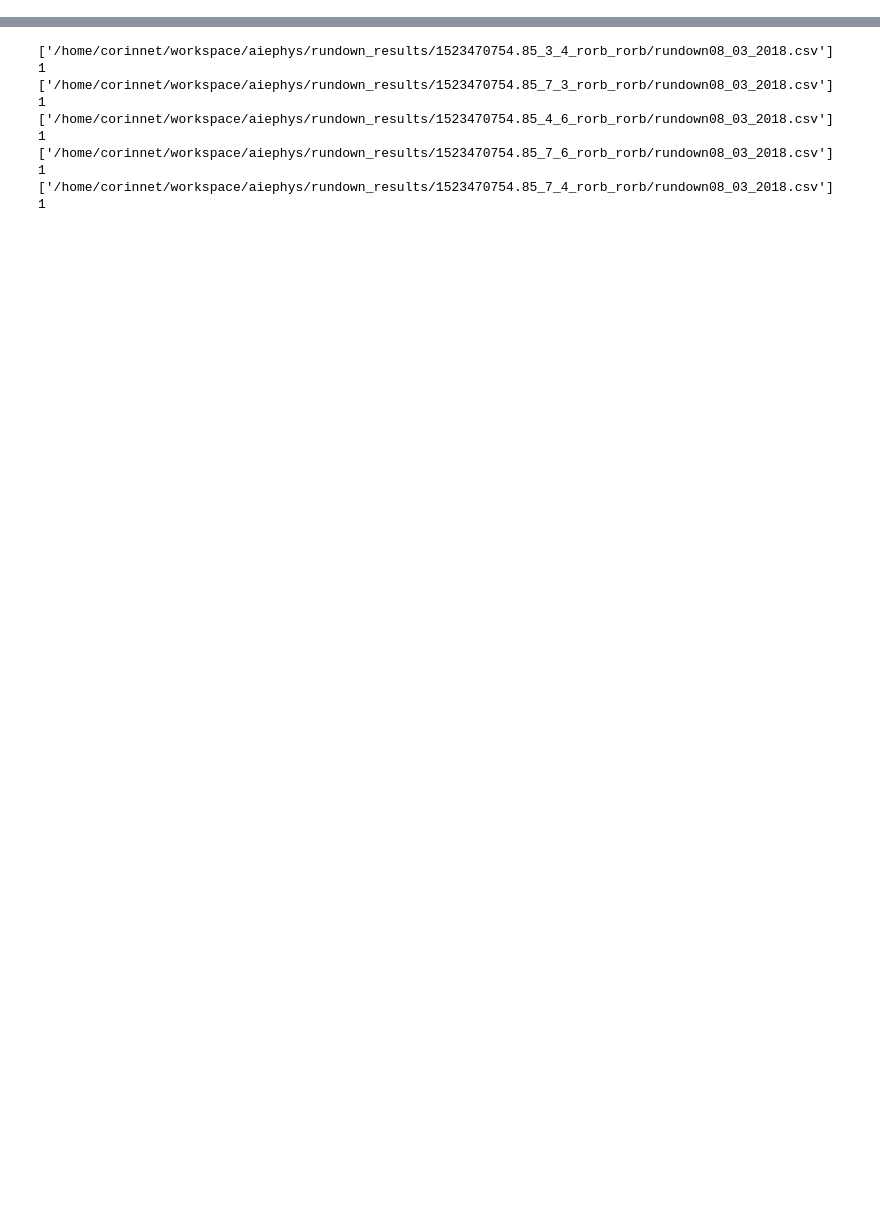
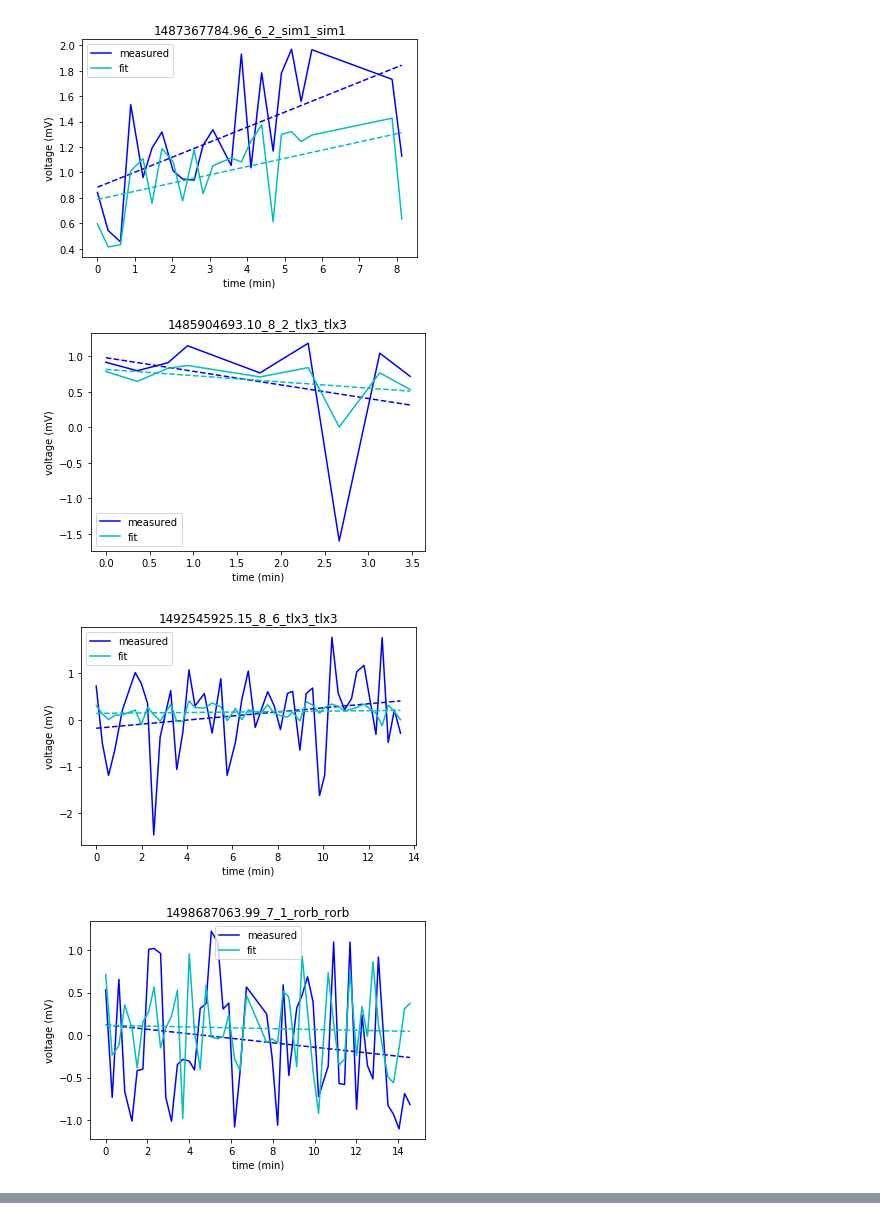
Before and after one commit to corinneteeter/multipatch_analysis, a Jupyter notebook: analyses/analyze_rundown.ipynb, the cells around one changed output, grey strips where cells are left out. Cells and saved outputs as stored; diff of their text form; code cells hidden in the pictures; blank space fills up the shorter version.

```diff
--- a/analyses/analyze_rundown.ipynb
+++ b/analyses/analyze_rundown.ipynb
@@ -19,24 +19,29 @@ for folder in connection_folders:
         pass
 #print csvs
 # %%
-# #Plot time versus amplitude
-# for file in csvs:
-#     df = pd.read_csv(file)
-# #    df=df.sort_values(by=['command_t0'])
-#     measured_amp=df['measured_amp'].values
-#     fit_amp=df['fit_amp'].values
-#     time=df['time'].values/60.
-# #    sweep=df['sweep_id']
-#     slope_measured, intercept_measured, _, _, _=stats.linregress(time, measured_amp)
-#     slope_fit, intercept_fit, _, _, _=stats.linregress(time, fit_amp)
-#     plt.figure()
-#     plt.plot(time, measured_amp*1e3, 'b', label='measured')
-#     plt.plot(time, (slope_measured*time+intercept_measured)*1e3, 'b--')
+#Plot time versus amplitude
+for file in csvs:
+    df = pd.read_csv(file)
+#    df=df.sort_values(by=['command_t0'])
+    measured_amp=df['measured_amp'].values
+    fit_amp=df['fit_amp'].values
+    time=df['time'].values/60.
+#    sweep=df['sweep_id']
+    slope_measured, intercept_measured, _, _, _=stats.linregress(time, measured_amp)
+    slope_fit, intercept_fit, _, _, _=stats.linregress(time, fit_amp)
+    plt.figure()
+    plt.plot(time, measured_amp*1e3, 'b', label='measured')
+    plt.plot(time, (slope_measured*time+intercept_measured)*1e3, 'b--')
 
-#     plt.plot(time, fit_amp*1e3, 'c', label='fit')
-#     plt.plot(time, (slope_fit*time+intercept_fit)*1e3, 'c--')
+    plt.plot(time, fit_amp*1e3, 'c', label='fit')
+    plt.plot(time, (slope_fit*time+intercept_fit)*1e3, 'c--')
 
-#     plt.title(os.path.dirname(file).split('/')[-1])
-#     plt.ylabel('voltage (mV)')
-#     plt.xlabel('time (min)')
-#     plt.legend()
+    plt.title(os.path.dirname(file).split('/')[-1])
+    plt.ylabel('voltage (mV)')
+    plt.xlabel('time (min)')
+    plt.legend()
+# %% [output]
+[figure, added]
+[figure, added]
+[figure, added]
+[figure, added]
@@ -83,19 +97,3 @@ rorb=['1523470754.85_3_4_rorb_rorb',
         '1523470754.85_4_6_rorb_rorb',
         '1523470754.85_7_6_rorb_rorb',
         '1523470754.85_7_4_rorb_rorb'] #5
-# %%
-for s in rorb:
-    file=[file for file in csvs if s in file]
-    print file
-    print len(file)
-# %% [output]
-['/home/corinnet/workspace/aiephys/rundown_results/1523470754.85_3_4_rorb_rorb/rundown08_03_2018.csv']
-1
-['/home/corinnet/workspace/aiephys/rundown_results/1523470754.85_7_3_rorb_rorb/rundown08_03_2018.csv']
-1
-['/home/corinnet/workspace/aiephys/rundown_results/1523470754.85_4_6_rorb_rorb/rundown08_03_2018.csv']
-1
-['/home/corinnet/workspace/aiephys/rundown_results/1523470754.85_7_6_rorb_rorb/rundown08_03_2018.csv']
-1
-['/home/corinnet/workspace/aiephys/rundown_results/1523470754.85_7_4_rorb_rorb/rundown08_03_2018.csv']
-1
```
Also changed, not shown: parts of 3 cells of this notebook.
